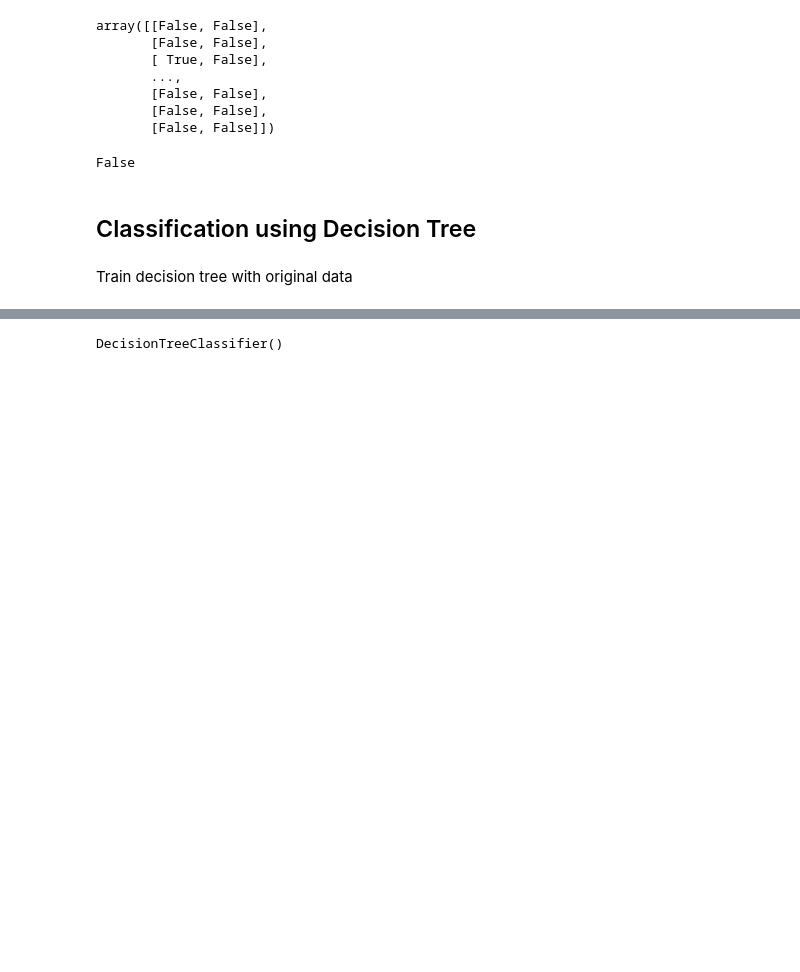
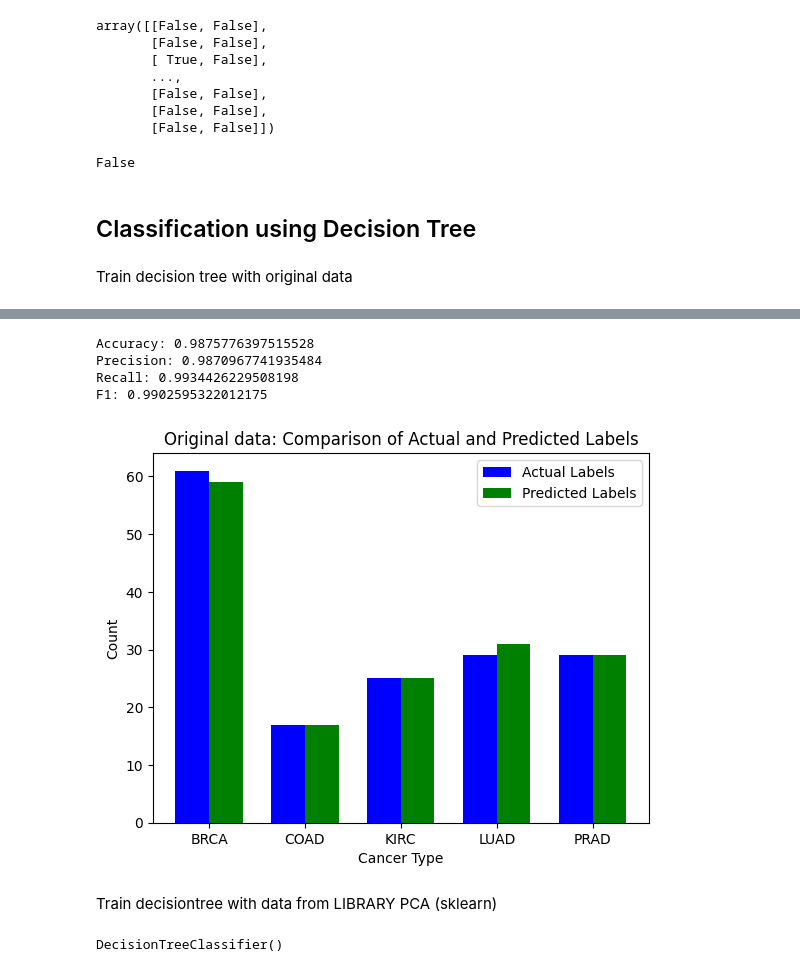
Before and after one commit to fmi08icds/Groupwork, a Jupyter notebook: Group5/pca_library.ipynb, the cells around one changed output, grey strips where cells are left out. Saved outputs shown, nothing was run; the diff lists cells and outputs as text; code cells hidden in the pictures; blank space fills up the shorter version.

```diff
--- a/Group5/pca_library.ipynb
+++ b/Group5/pca_library.ipynb
@@ -874,10 +874,15 @@ from sklearn.metrics import accuracy_score, precision_score, recall_score
 
 # initiate pca and classifier
 pca = PCA()
-classifier = DecisionTreeClassifier()
+classifier1 = DecisionTreeClassifier()
+classifier2 = DecisionTreeClassifier()
+classifier3 = DecisionTreeClassifier()
 # %% [markdown]
 Train decision tree with original data
 # %%
 # Split the transformed data set
 y = dataframe['Class']
 X_train, X_test, y_train, y_test = train_test_split(X, y, test_size=0.2, random_state=42)
+# %%
+# Fit the data
+classifier1.fit(X_train, y_train)
@@ -883,0 +891,5 @@ X_train, X_test, y_train, y_test = train_test_split(X, y, test_size=0.2, random_
+# %%
+# predict labels with trained classifier
+pred_labels = classifier1.predict(X_test)
+
+pred_labels
@@ -884,3 +914,54 @@ X_train, X_test, y_train, y_test = train_test_split(X, y, test_size=0.2, random_
+# %%
+# Evaluating the accuracy
+accuracy = accuracy_score(y_test, pred_labels)
+precision = precision_score(y_test, pred_labels, average='macro')
+recall = recall_score(y_test, pred_labels, average='macro')
+f1 = 2*precision*recall / (precision+recall)
+print(f"Accuracy: {accuracy}")
+print(f"Precision: {precision}")
+print(f"Recall: {recall}")
+print(f"F1: {f1}")
+# %% [output]
+Accuracy: 0.9875776397515528
+Precision: 0.9870967741935484
+Recall: 0.9934426229508198
+F1: 0.9902595322012175
+# %%
+import matplotlib.pyplot as plt
+import numpy as np
+
+# Occurrences of each cancer type in the actual labels (y_test)
+unique_labels_test, label_counts_test = np.unique(y_test, return_counts=True)
+
+# Occurrences of each cancer type in the predicted labels (pred_labels)
+unique_labels_pred, label_counts_pred = np.unique(pred_labels, return_counts=True)
+
+# Unique cancer types
+unique_labels = np.unique(np.concatenate((unique_labels_test, unique_labels_pred)))
+
+bar_width = 0.35
+
+# x-axis positions
+index = np.arange(len(unique_labels))
+
+# Plot the bars for actual labels (y_test)
+plt.bar(index, label_counts_test, bar_width, label='Actual Labels', color='blue')
+
+# Plot the bars for predicted labels (pred_labels)
+plt.bar(index + bar_width, label_counts_pred, bar_width, label='Predicted Labels', color='green')
+
+# Set x-axis labels and tick positions
+plt.xlabel('Cancer Type')
+plt.ylabel('Count')
+plt.title('Original data: Comparison of Actual and Predicted Labels')
+plt.xticks(index + bar_width / 2, unique_labels)
+
+plt.legend()
+plt.show()
+# %% [output]
+[figure, added]
+# %% [markdown]
+Train decisiontree with data from LIBRARY PCA (sklearn)
 # %%
 # apply pca
 transformed_data = pca.fit_transform(X_train)
```
Also changed, not shown: parts of 15 cells of this notebook.
